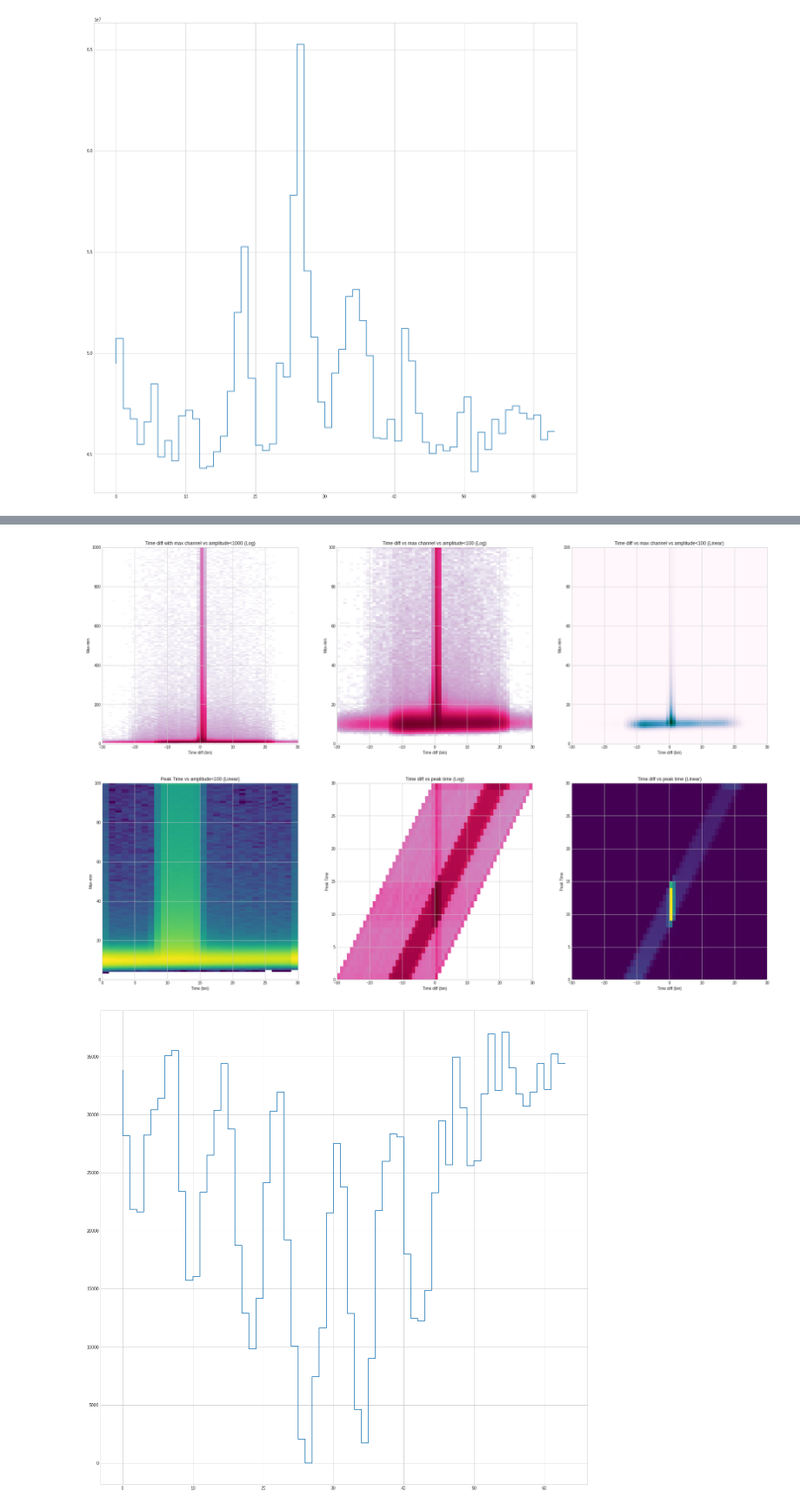
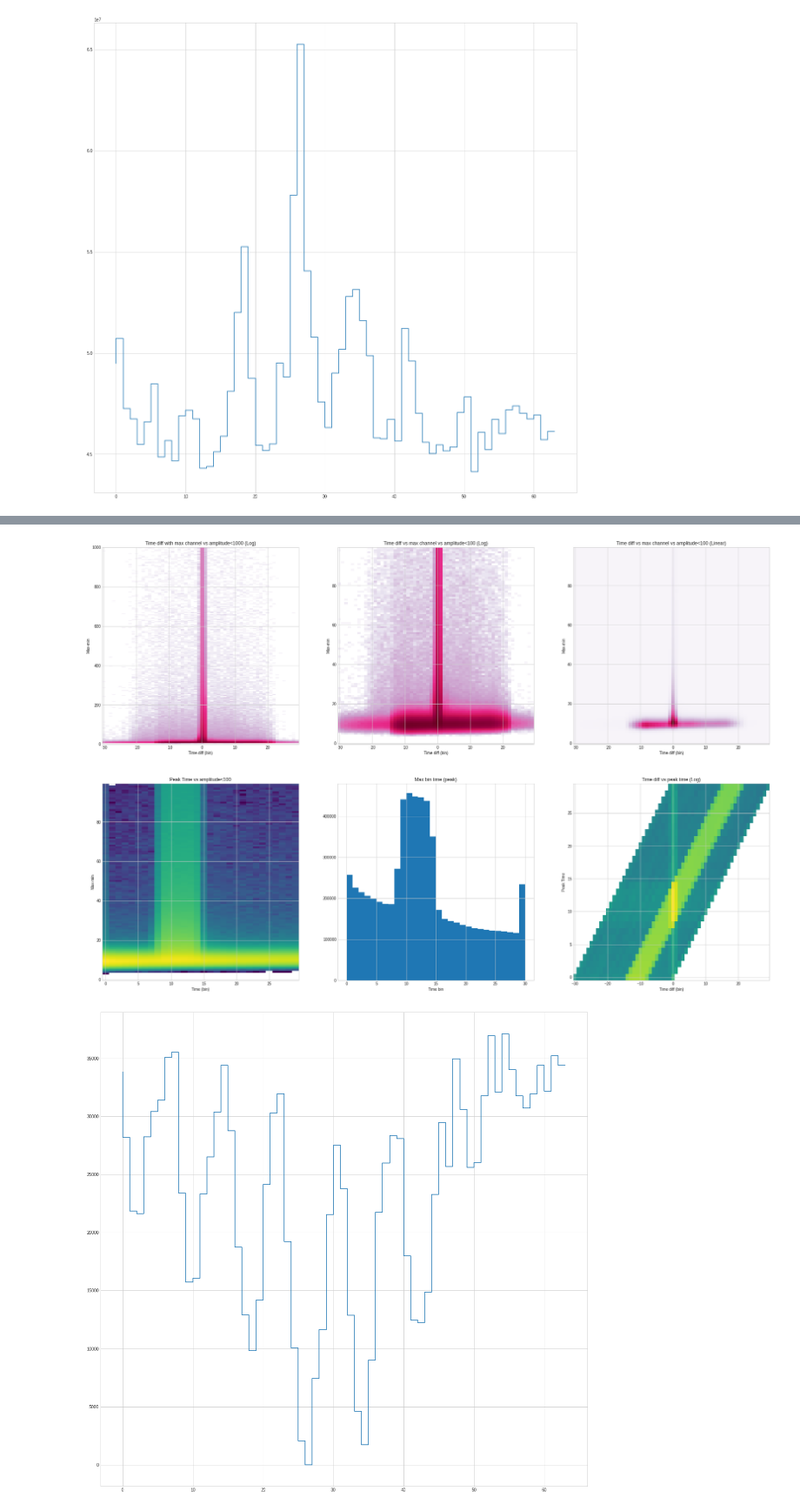
Before and after one commit to sPHENIX-Collaboration/calorimeter-signal-extraction, a Jupyter notebook: jupyter/explore_data.ipynb, the cells around one changed output, grey strips where cells are left out. Shown: that part at 87% size. Cells and saved outputs as stored; diff of their text form; code cells hidden in the pictures.

```diff
--- a/jupyter/explore_data.ipynb
+++ b/jupyter/explore_data.ipynb
@@ -152,82 +183,59 @@ for i in range(0,3):
 # %%
-N = 103000
-timediff = np.empty((N,64))
-
-tdiff, amp, times = ([], [], [])
-
-for i in np.arange(N):
-    wave = X[i]
-    peak_time   = np.argmax(wave, axis=1)
-    diff        = np.amax(wave, axis=1) - np.amin(wave, axis=1)
-    maxchan = np.argmax(diff)
-
-
-    ref = np.argmax(wave[maxchan])
-    td = np.subtract(peak_time,ref)
-
-    timediff[i] = td
-
-    for k in range(64):
-        tdiff.append(td[k])
-        times.append(peak_time[k])
-        amp.append(diff[k])
-
-flat = timediff.flatten()
-
 plt.style.use('seaborn-whitegrid')
 plt.rcParams["figure.figsize"] = (30,20)
 
 fig, ((ax1, ax2, ax3), (ax4, ax5, ax6)) = plt.subplots(2,3)
 
-_ = ax1.hist2d(tdiff, amp, bins=(60,200), range=((-30,30), (0, 1000)), norm=colors.LogNorm(1.0), cmap='PuRd')
+_ = ax1.hist2d(tdiff, amp, bins=(60,200), range=((-30.5,29.5), (0, 1000)), norm=colors.LogNorm(1.0), cmap='PuRd')
 ax1.set_title('Time diff with max channel vs amplitude<1000 (Log)')
 ax1.set_xlabel('Time diff (bin)')
 ax1.set_ylabel('Max-min')
 ax1.grid()
 
 
-_ = ax2.hist2d(tdiff, amp, bins=(60,100), range=((-30,30), (0, 100)), norm=colors.LogNorm(1.0), cmap='PuRd')
+_ = ax2.hist2d(tdiff, amp, bins=(60,100), range=((-30.5,29.5), (-0.5, 99.5)), norm=colors.LogNorm(1.0), cmap='PuRd')
 ax2.set_title('Time diff vs max channel vs amplitude<100 (Log)')
 ax2.set_xlabel('Time diff (bin)')
 ax2.set_ylabel('Max-min')
 ax2.grid()
 
-_ = ax3.hist2d(tdiff, amp, bins=(60,100), range=((-30,30), (0, 100)), cmap='PuBuGn')
+_ = ax3.hist2d(tdiff, amp, bins=(60,100), range=((-30.5,29.5), (-0.5, 99.5)), cmap='PuRd')
 ax3.set_title('Time diff vs max channel vs amplitude<100 (Linear)')
 ax3.set_xlabel('Time diff (bin)')
 ax3.set_ylabel('Max-min')
 ax3.grid()
 
 #_ = ax4.hist(flat, bins=30, align='left',)
 #ax4.set_title('Time jitter with respect to max channel')
 #ax4.set_xlabel('Time diff (bin)')
 
-_ = ax4.hist2d(times, amp, bins=(30,100), range=((0,30), (0, 100)), norm=colors.LogNorm(1.0), cmap='viridis')
-ax4.set_title('Peak Time vs amplitude<100 (Linear)')
+_ = ax4.hist2d(times, amp, bins=(30,100), range=((-0.5,29.5), (-0.5, 99.5)), norm=colors.LogNorm(1.0), cmap='viridis')
+ax4.set_title('Peak Time vs amplitude<100')
 ax4.set_xlabel('Time (bin)')
 ax4.set_ylabel('Max-min')
 ax4.grid()
 
 
-_ = ax5.hist2d(tdiff, times, bins=(60,30), range=((-30,30), (0, 30)), norm=colors.LogNorm(1.0), cmap='PuRd')
-ax5.set_title('Time diff vs peak time (Log)')
-ax5.set_xlabel('Time diff (bin)')
-ax5.set_ylabel('Peak Time')
-ax5.grid()
 
+_ = ax5.hist(times, bins=30)
+ax5.set_title('Max bin time (peak)')
+ax5.set_xlabel('Time bin')
+#ax6.set_ylabel('Peak Time')
+#ax6.grid()
 
-_ = ax6.hist2d(tdiff, times, bins=(60,30), range=((-30,30), (0, 30)), cmap='viridis')
-ax6.set_title('Time diff vs peak time (Linear)')
+_ = ax6.hist2d(tdiff, times, bins=(60,30), range=((-30.5,29.5), (-0.5, 29.5)), norm=colors.LogNorm(1.0), cmap='viridis')
+ax6.set_title('Time diff vs peak time (Log)')
 ax6.set_xlabel('Time diff (bin)')
 ax6.set_ylabel('Peak Time')
 ax6.grid()
+
 
 for ax in [ax1, ax2, ax3, ax4, ax5, ax6]:
     ax.xaxis.set_zorder(10.0)
     ax.yaxis.set_zorder(10.0)
 #_ = plt.imshow(timediff, norm=colors.LogNorm(), cmap='PuRd', aspect='auto')
 # %% [output]
-[figure, old version]
+[figure, new version]
 # %%
 profile = np.sum(timediff, axis=0)
 _ = plt.step(np.arange(64), profile)
```
Also changed, not shown: parts of 4 cells of this notebook, 6 other files.
